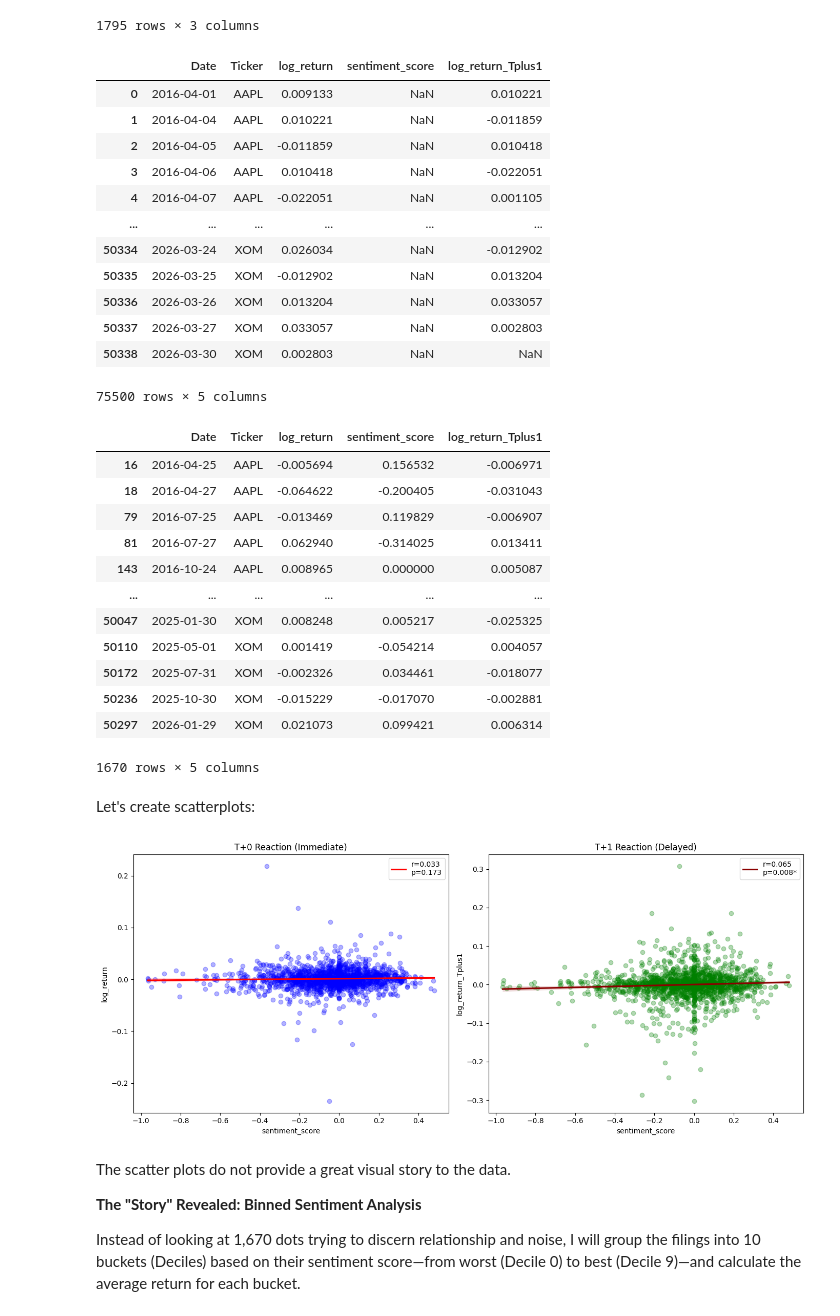
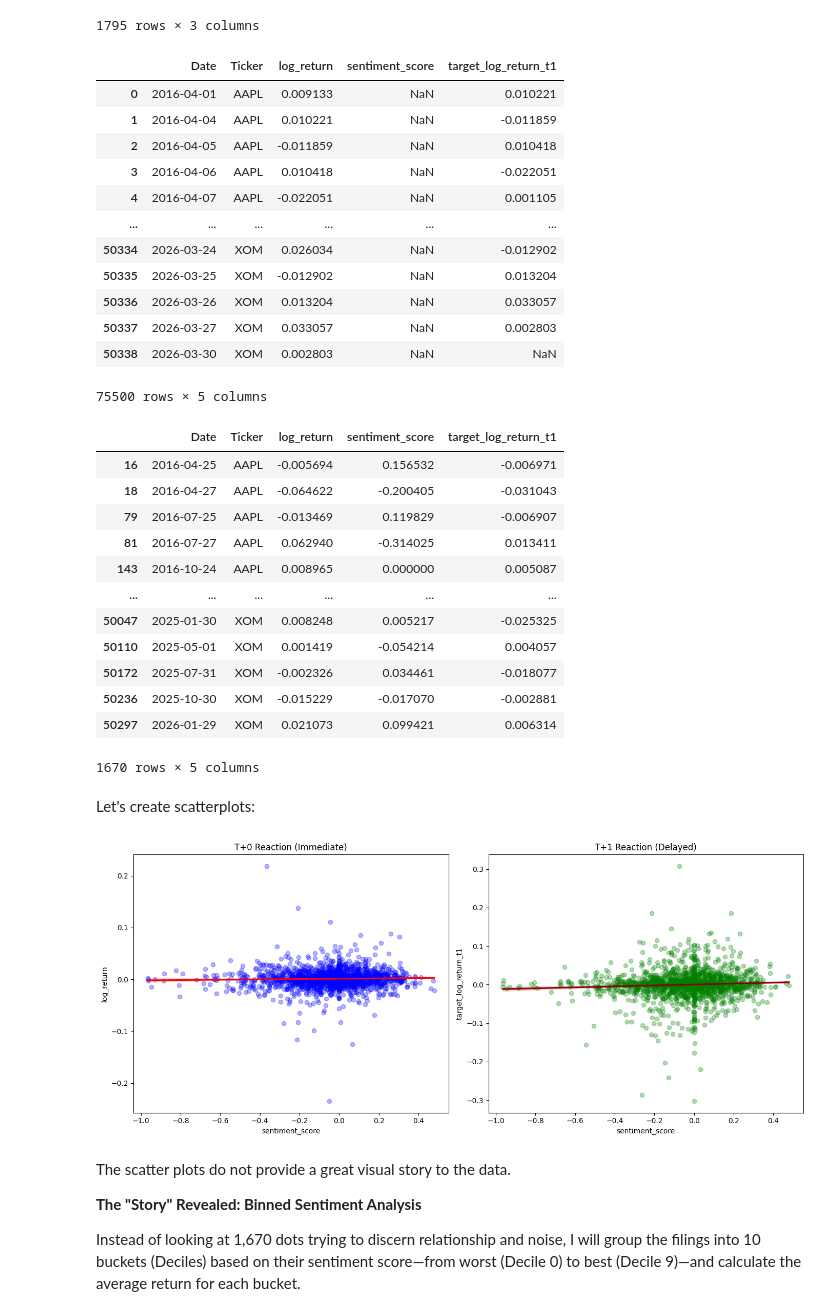
Before and after one commit to Kamend1/data_science_final_project, a Jupyter notebook: notebooks/1_3_earnings_releases_data_pipeline_and_exploration.ipynb, the cells around one changed output. Cells and saved outputs as stored; diff of their text form; code cells hidden in the pictures.

```diff
--- a/notebooks/1_3_earnings_releases_data_pipeline_and_exploration.ipynb
+++ b/notebooks/1_3_earnings_releases_data_pipeline_and_exploration.ipynb
@@ -817,10 +854,10 @@ sentiment_long
 merged_return_sentiment_data = pd.merge(stock_returns_long, sentiment_long, on=['Date', 'Ticker'], how='left')
 merged_return_sentiment_data = merged_return_sentiment_data.sort_values(['Ticker', 'Date'])
 ret_col = 'log_return' if 'log_return' in merged_return_sentiment_data.columns else 'Return'
-merged_return_sentiment_data['log_return_Tplus1'] = merged_return_sentiment_data.groupby('Ticker')[ret_col].shift(-1)
+merged_return_sentiment_data['target_log_return_t1'] = merged_return_sentiment_data.groupby('Ticker')[ret_col].shift(-1)
 merged_return_sentiment_data
 # %% [output]
-|  | Date | Ticker | log_return | sentiment_score | log_return_Tplus1 |
+|  | Date | Ticker | log_return | sentiment_score | target_log_return_t1 |
 | 0 | 2016-04-01 | AAPL | 0.009133 | NaN | 0.010221 |
 | 1 | 2016-04-04 | AAPL | 0.010221 | NaN | -0.011859 |
 | 2 | 2016-04-05 | AAPL | -0.011859 | NaN | 0.010418 |
@@ -835,7 +872,7 @@ merged_return_sentiment_data
 75500 rows × 5 columns
 # %%
 return_col = 'log_return'
-return_t_plus_one = 'log_return_Tplus1'
+return_t_plus_one = 'target_log_return_t1'
 sentiment_col = 'sentiment_score'
 
 cleaned_merged_return_sentiment_data = merged_return_sentiment_data.dropna(
@@ -845,7 +882,7 @@ cleaned_merged_return_sentiment_data = merged_return_sentiment_data.dropna(
 cleaned_merged_return_sentiment_data.to_csv(DATA_DIR / "cleaned_merged_return_sentimet_data.csv")
 cleaned_merged_return_sentiment_data
 # %% [output]
-|  | Date | Ticker | log_return | sentiment_score | log_return_Tplus1 |
+|  | Date | Ticker | log_return | sentiment_score | target_log_return_t1 |
 | 16 | 2016-04-25 | AAPL | -0.005694 | 0.156532 | -0.006971 |
 | 18 | 2016-04-27 | AAPL | -0.064622 | -0.200405 | -0.031043 |
 | 79 | 2016-07-25 | AAPL | -0.013469 | 0.119829 | -0.006907 |
@@ -861,31 +898,25 @@ cleaned_merged_return_sentiment_data
 # %% [markdown]
 Let's create scatterplots:
 # %%
-# Calculate Pearson stats for the legends
-r0, p0 = stats.pearsonr(cleaned_merged_return_sentiment_data['sentiment_score'], cleaned_merged_return_sentiment_data['log_return'])
-r1, p1 = stats.pearsonr(cleaned_merged_return_sentiment_data['sentiment_score'], cleaned_merged_return_sentiment_data['log_return_Tplus1'])
-
 # Initialize the subplots
 fig, axes = plt.subplots(1, 2, figsize=(14, 6))
 
 # Plot 1: Immediate Reaction
 sns.regplot(x='sentiment_score', y='log_return', data=cleaned_merged_return_sentiment_data, ax=axes[0],
             scatter_kws={'alpha':0.3, 'color':'blue'},
-            line_kws={'color':'red', 'label': f'r={r0:.3f}\np={p0:.3f}'})
+            line_kws={'color':'red'})
 axes[0].set_title('T+0 Reaction (Immediate)')
-axes[0].legend()
 
 # Plot 2: Delayed Reaction
-sns.regplot(x='sentiment_score', y='log_return_Tplus1', data=cleaned_merged_return_sentiment_data, ax=axes[1],
+sns.regplot(x='sentiment_score', y='target_log_return_t1', data=cleaned_merged_return_sentiment_data, ax=axes[1],
             scatter_kws={'alpha':0.3, 'color':'green'},
-            line_kws={'color':'darkred', 'label': f'r={r1:.3f}\np={p1:.3f}*'})
+            line_kws={'color':'darkred'})
 axes[1].set_title('T+1 Reaction (Delayed)')
-axes[1].legend()
 
 plt.tight_layout()
 plt.show()
 # %% [output]
-[figure, old version]
+[figure, new version]
 # %% [markdown]
 The scatter plots do not provide a great visual story to the data.
 
```
Also changed, not shown: parts of 42 cells of this notebook, 1 other file.
